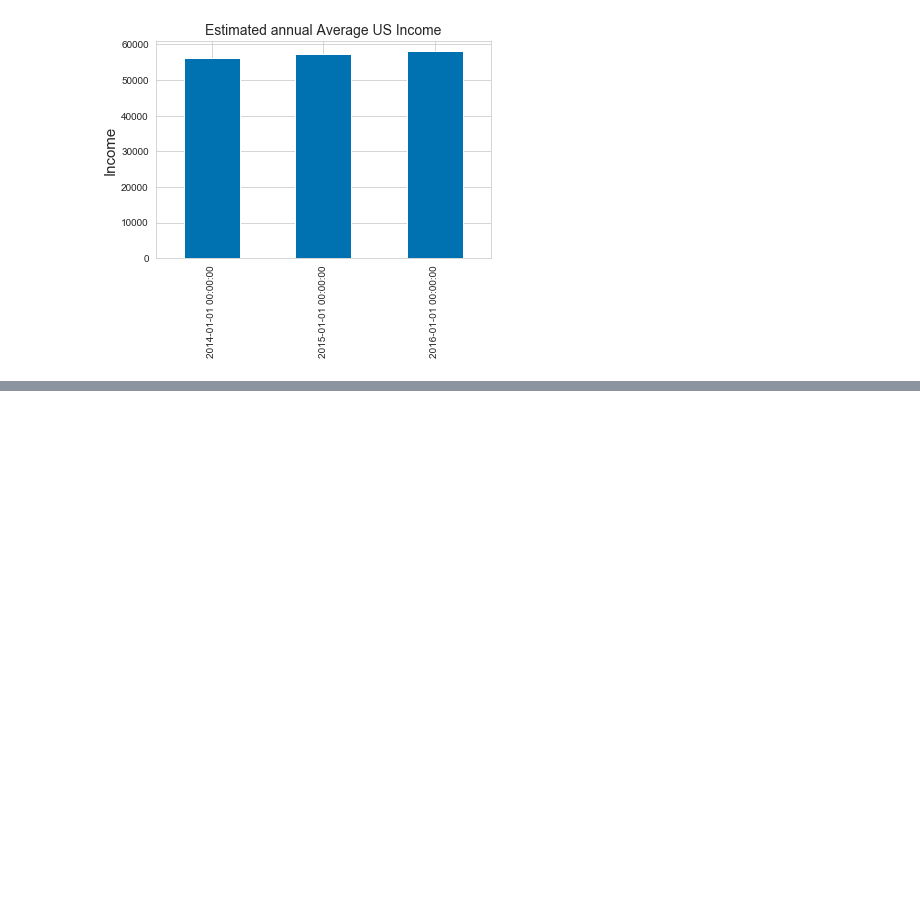
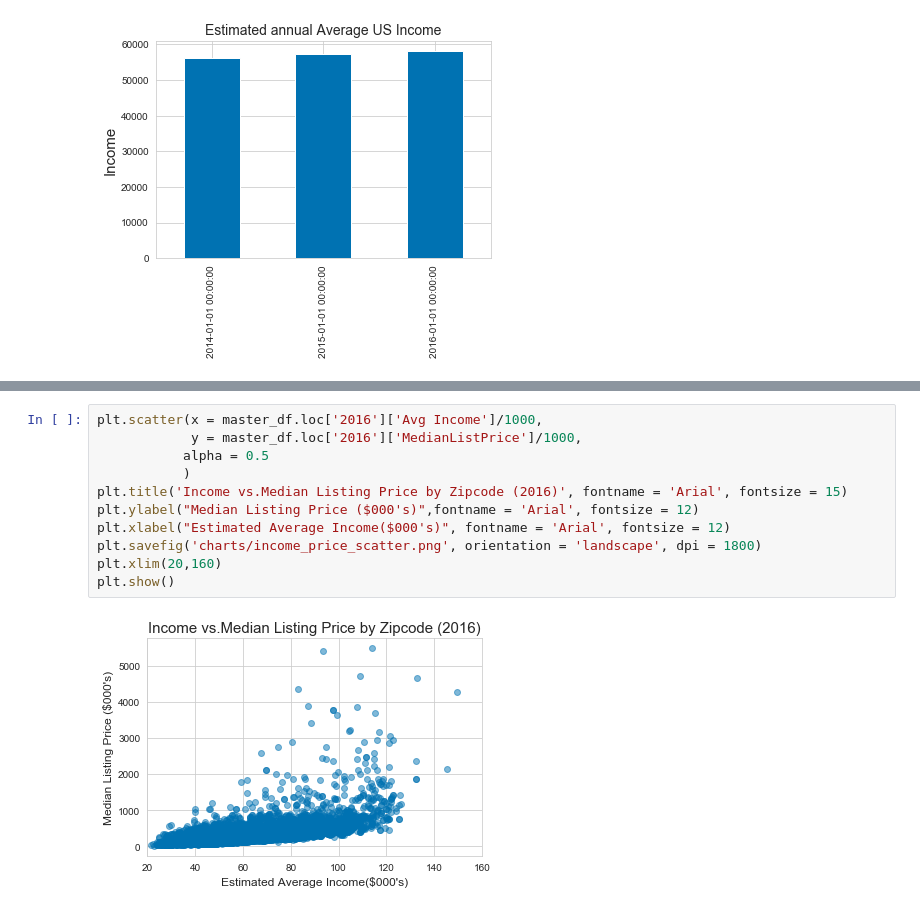
Before and after one commit to francoe/project_3, a Jupyter notebook: EDA_EF.ipynb, the cells around one changed output, grey strips where cells are left out. Cells and saved outputs as stored; diff of their text form; blank space fills up the shorter version.

```diff
--- a/EDA_EF.ipynb
+++ b/EDA_EF.ipynb
@@ -76,3 +104,16 @@ plt.show()
+# %%
+plt.scatter(x = master_df.loc['2016']['Avg Income']/1000,
+            y = master_df.loc['2016']['MedianListPrice']/1000,
+           alpha = 0.5
+           )
+plt.title('Income vs.Median Listing Price by Zipcode (2016)', fontname = 'Arial', fontsize = 15)
+plt.ylabel("Median Listing Price ($000's)",fontname = 'Arial', fontsize = 12)
+plt.xlabel("Estimated Average Income($000's)", fontname = 'Arial', fontsize = 12)
+plt.savefig('charts/income_price_scatter.png', orientation = 'landscape', dpi = 1800)
+plt.xlim(20,160)
+plt.show()
+# %% [output]
+[figure, added]
 # %%
 master_df.head()
 # %% [output]
```
Also changed, not shown: parts of 8 cells of this notebook, 12 other files.
